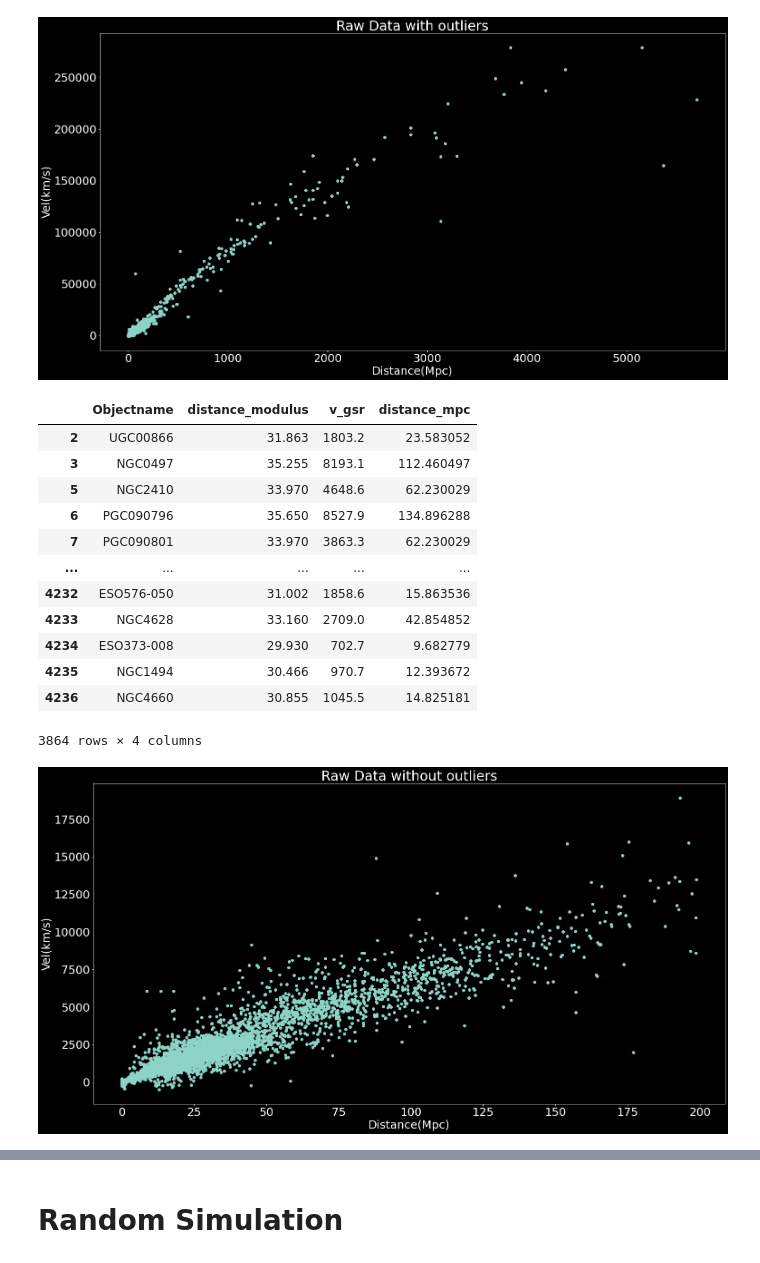
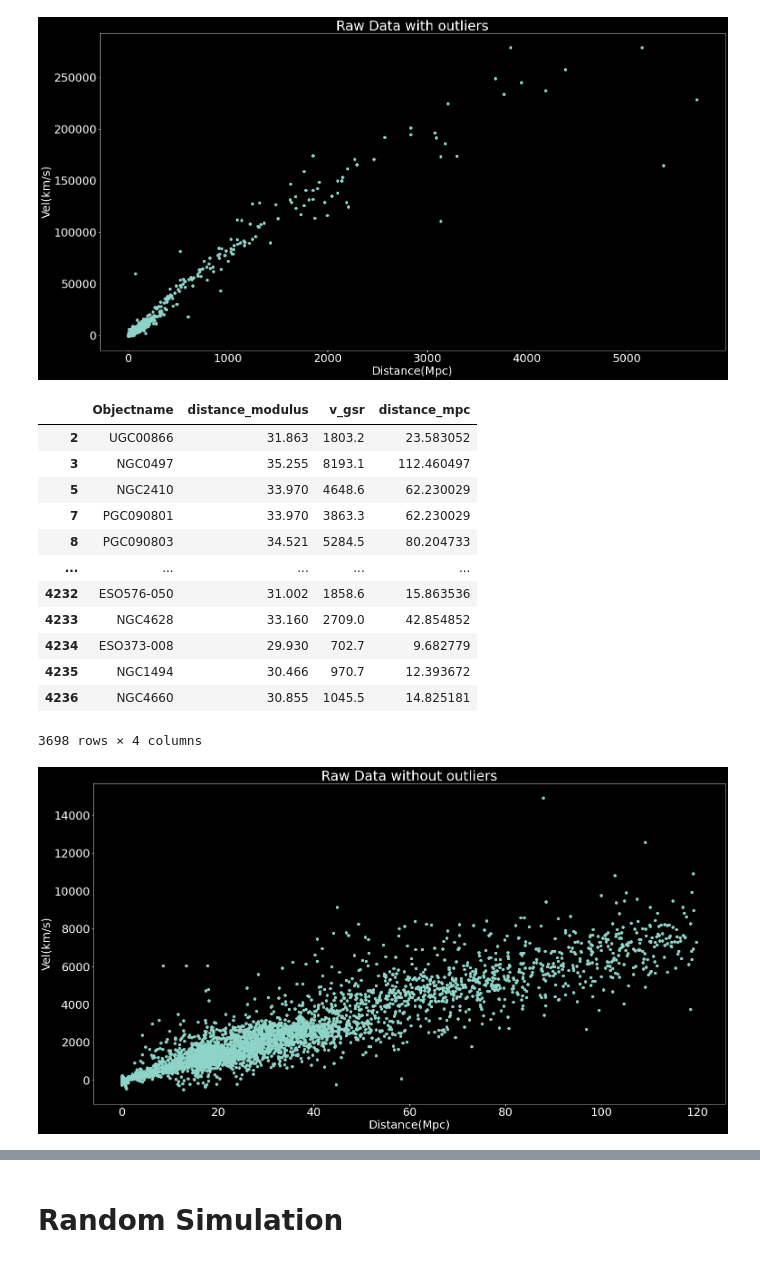
Before and after one commit to bpeck114/c161_project, a Jupyter notebook: dex/hyperleda_query.ipynb, the cells around one changed output, grey strips where cells are left out. Saved outputs shown, nothing was run; the diff lists cells and outputs as text; code cells hidden in the pictures.

```diff
--- a/dex/hyperleda_query.ipynb
+++ b/dex/hyperleda_query.ipynb
@@ -37,24 +40,24 @@ plt.ylabel('Vel(km/s)')
 Text(0, 0.5, 'Vel(km/s)')
 [figure]
 # %%
-df_filtered = df.where(df.where(df['distance_mpc']<200).dropna()['v_gsr']<20000).dropna()
+df_filtered = df.where(df.where(df['distance_mpc']<120).dropna()['v_gsr']<15000).dropna()
 distance_mpc_filtered = df_filtered['distance_mpc']
 vel_gsr_filtered =  df_filtered['v_gsr']
 df_filtered
 # %% [output]
 |  | Objectname | distance_modulus | v_gsr | distance_mpc |
 | 2 | UGC00866 | 31.863 | 1803.2 | 23.583052 |
 | 3 | NGC0497 | 35.255 | 8193.1 | 112.460497 |
 | 5 | NGC2410 | 33.970 | 4648.6 | 62.230029 |
-| 6 | PGC090796 | 35.650 | 8527.9 | 134.896288 |
 | 7 | PGC090801 | 33.970 | 3863.3 | 62.230029 |
+| 8 | PGC090803 | 34.521 | 5284.5 | 80.204733 |
 | ... | ... | ... | ... | ... |
 | 4232 | ESO576-050 | 31.002 | 1858.6 | 15.863536 |
 | 4233 | NGC4628 | 33.160 | 2709.0 | 42.854852 |
 | 4234 | ESO373-008 | 29.930 | 702.7 | 9.682779 |
 | 4235 | NGC1494 | 30.466 | 970.7 | 12.393672 |
 | 4236 | NGC4660 | 30.855 | 1045.5 | 14.825181 |
-3864 rows × 4 columns
+3698 rows × 4 columns
 # %%
 plt.figure(figsize = (25,13))
 plt.scatter(distance_mpc_filtered,vel_gsr_filtered)
@@ -64,4 +67,4 @@ plt.xlabel('Distance(Mpc)')
 plt.ylabel('Vel(km/s)')
 plt.show()
 # %% [output]
-[figure, old version]
+[figure, new version]
```
Also changed, not shown: parts of 15 cells of this notebook.
